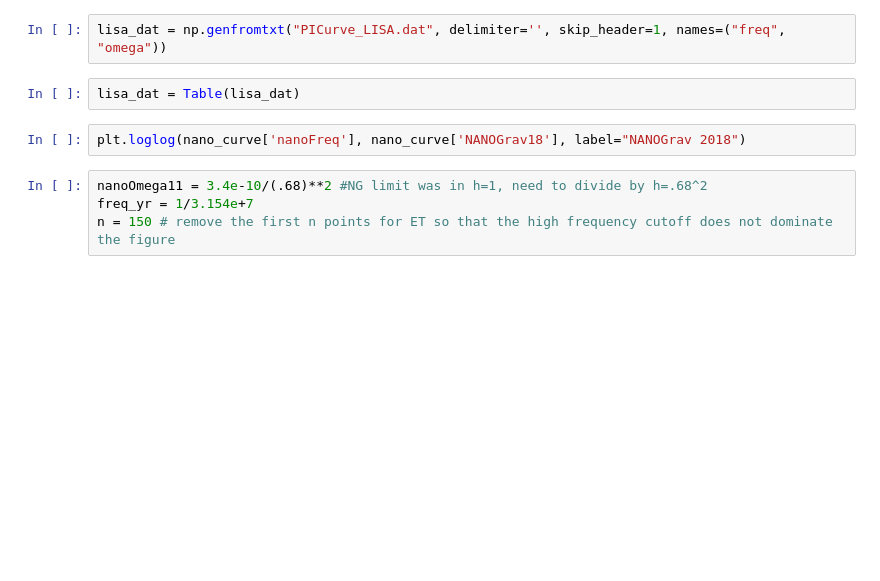
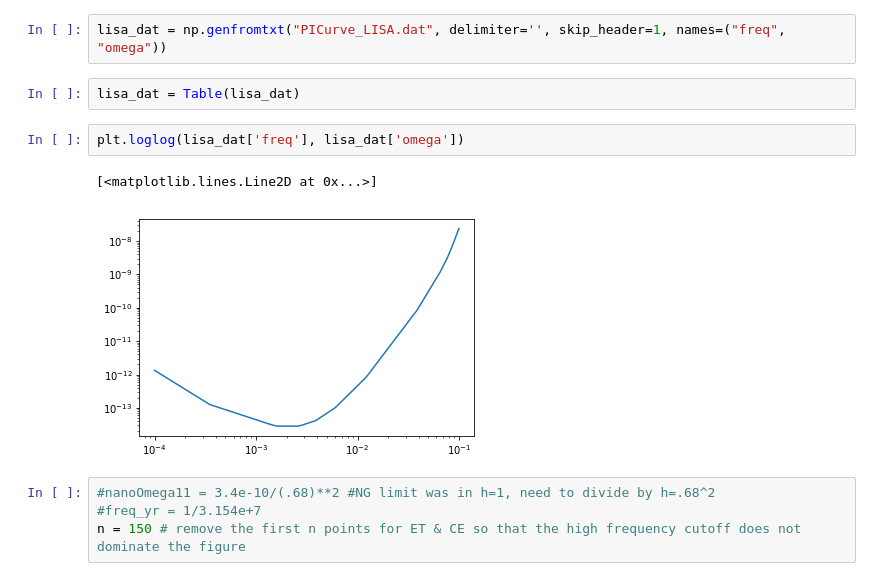
Before and after one commit to ChiaraMingarelli/omega_gw, a Jupyter notebook: codes/omega_gw_plots.ipynb, the cells around one changed output. Drawn from its saved outputs; the diff is of its cells as text; blank space fills up the shorter version.

```diff
--- a/codes/omega_gw_plots.ipynb
+++ b/codes/omega_gw_plots.ipynb
@@ -97,10 +115,13 @@ plt.loglog(aligo_dat['freq'], aligo_dat['omega'])
 lisa_dat = np.genfromtxt("PICurve_LISA.dat", delimiter='', skip_header=1, names=("freq", "omega"))
 # %%
 lisa_dat = Table(lisa_dat)
-# %%
-plt.loglog(nano_curve['nanoFreq'], nano_curve['NANOGrav18'], label="NANOGrav 2018")
+# %%
+plt.loglog(lisa_dat['freq'], lisa_dat['omega'])
+# %% [output]
+[<matplotlib.lines.Line2D at 0x...>]
+[figure, added]
 # %%
-nanoOmega11 = 3.4e-10/(.68)**2 #NG limit was in h=1, need to divide by h=.68^2
-freq_yr = 1/3.154e+7
-n = 150 # remove the first n points for ET so that the high frequency cutoff does not dominate the figure
+#nanoOmega11 = 3.4e-10/(.68)**2 #NG limit was in h=1, need to divide by h=.68^2
+#freq_yr = 1/3.154e+7
+n = 150 # remove the first n points for ET & CE so that the high frequency cutoff does not dominate the figure
 # %%
```
Also changed, not shown: parts of 19 cells of this notebook.
